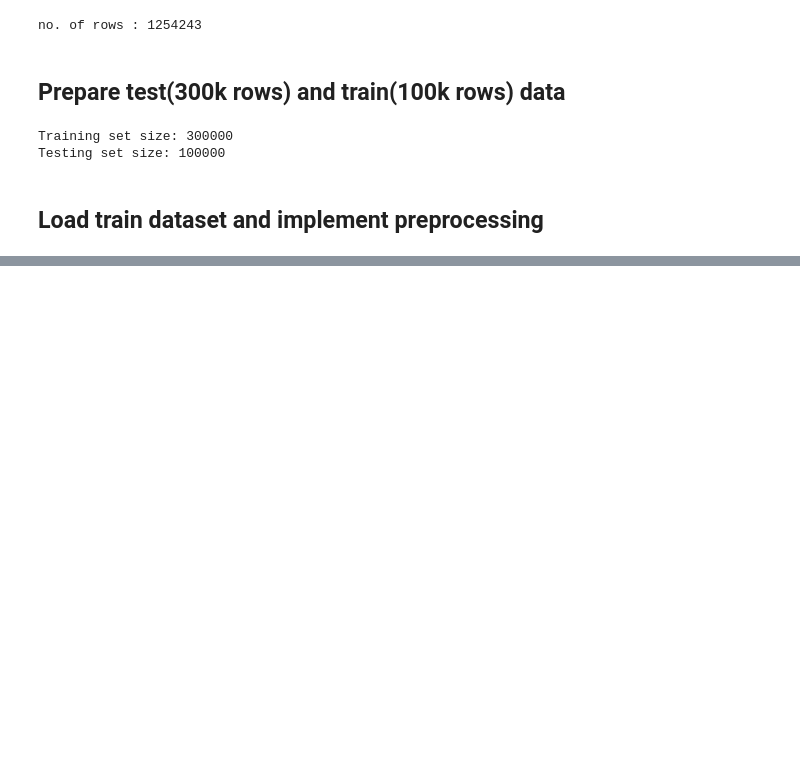
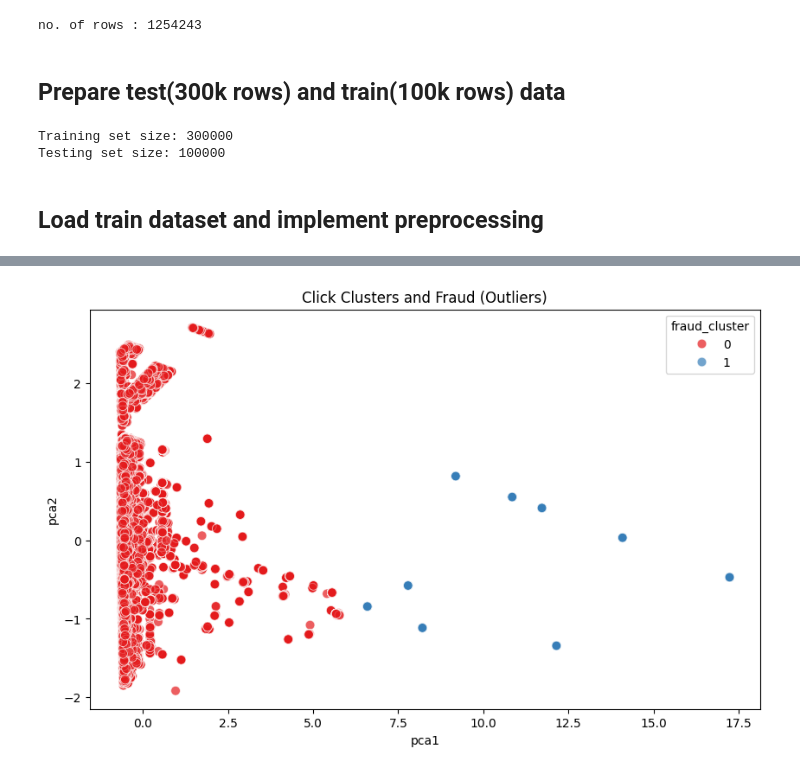
Before and after one commit to UtkarshS20/vpn_annotator, a Jupyter notebook: notebooks/model_training.ipynb, the cells around one changed output, grey strips where cells are left out. Saved outputs shown, nothing was run; the diff lists cells and outputs as text; code cells hidden in the pictures; blank space fills up the shorter version.

```diff
--- a/notebooks/model_training.ipynb
+++ b/notebooks/model_training.ipynb
@@ -145,0 +549,4 @@ data = pd.read_csv('../data/csv/train_set.csv')
+# %%
+categorical_features = ['browser', 'os', 'device_type']
+df_encoded = pd.get_dummies(merged_df, columns=categorical_features)
+df_encoded.head()
@@ -145,0 +580,72 @@ data = pd.read_csv('../data/csv/train_set.csv')
+# %%
+cols = ['ip_as_int', 'year', 'month', 'day', 'hour', 'minute',
+       'second', 'day_of_week', 'click_count_CLNT_RMT_IP',
+       'click_count_ams_pblshr_id', 'click_count_buyer_id',
+       'click_count_CLNT_RMT_IP+ams_pblshr_id',
+       'click_count_CLNT_RMT_IP+buyer_id',
+       'click_count_ams_pblshr_id+buyer_id',
+       'click_count_CLNT_RMT_IP+ams_pblshr_id+buyer_id', 'browser_Chrome',
+       'browser_Chrome Mobile', 'browser_Edge', 'browser_Facebook',
+       'browser_Firefox', 'browser_Google', 'browser_Mobile Safari',
+       'browser_Mobile Safari UI/WKWebView', 'browser_Opera', 'browser_Other',
+       'browser_Safari', 'browser_Samsung Internet', 'os_Android',
+       'os_Chrome OS', 'os_Linux', 'os_Mac OS X', 'os_Other', 'os_Ubuntu',
+       'os_Windows', 'os_iOS', ]
+feature_df = df_encoded[cols]
+
+# 'device_type_desktop', 'device_type_mobile',
+#        'device_type_other', 'device_type_tablet'
+
+import pandas as pd
+import numpy as np
+from sklearn.preprocessing import StandardScaler
+from sklearn.decomposition import PCA
+import matplotlib.pyplot as plt
+import seaborn as sns
+from sklearn.cluster import KMeans
+from sklearn.impute import SimpleImputer
+
+# Step 1: Select only numeric columns (int and float)
+numeric_columns = feature_df.select_dtypes(include=['int64', 'float64'])
+
+# Step 2: Impute missing values with the mean of the column
+imputer = SimpleImputer(strategy='mean')  # You can also use 'median' or 'most_frequent'
+numeric_columns_imputed = imputer.fit_transform(numeric_columns)
+
+# Step 3: Convert the imputed numeric data back to DataFrame and retain column names
+numeric_columns_imputed = pd.DataFrame(numeric_columns_imputed, columns=numeric_columns.columns)
+
+# Step 4: Standardize the numeric features
+# scaler = StandardScaler()
+# scaled_features = scaler.fit_transform(numeric_columns_imputed)
+
+# Step 5: Apply KMeans for clustering
+kmeans = KMeans(n_clusters=2)  # Specify number of clusters
+kmeans_labels = kmeans.fit_predict(scaled_features)
+numeric_columns_imputed['fraud_cluster'] = kmeans_labels
+
+# Step 6: Mark fraud (cluster outliers) based on the cluster label
+numeric_columns_imputed['is_fraud'] = numeric_columns_imputed['fraud_cluster'].apply(lambda x: 1 if x == 1 else 0)
+
+# Step 7: Combine the features dataframe with the original dataframe
+# Ensure we're only combining with the rows that were imputed (those that match numeric_columns_imputed)
+df_with_features = df.loc[numeric_columns_imputed.index]  # This ensures indices match
+df_with_features = pd.concat([df_with_features, numeric_columns_imputed], axis=1)
+
+# Step 8: Display the results
+print(df_with_features.head())  # Display first few rows
+
+# Step 9: Visualize the clustering result using PCA
+pca = PCA(n_components=2)
+reduced_features = pca.fit_transform(scaled_features)
+
+# Add PCA components to the dataframe for visualization
+df_with_features['pca1'] = reduced_features[:, 0]
+df_with_features['pca2'] = reduced_features[:, 1]
+
+# Plot the results
+plt.figure(figsize=(10, 6))
+sns.scatterplot(data=df_with_features, x='pca1', y='pca2', hue='fraud_cluster', palette='Set1', s=60, alpha=0.7)
+plt.title('Click Clusters and Fraud (Outliers)')
+plt.show()
+# %% [output]
@@ -145,0 +669 @@ data = pd.read_csv('../data/csv/train_set.csv')
+[figure, added]
```
Also changed, not shown: parts of 16 cells of this notebook.
